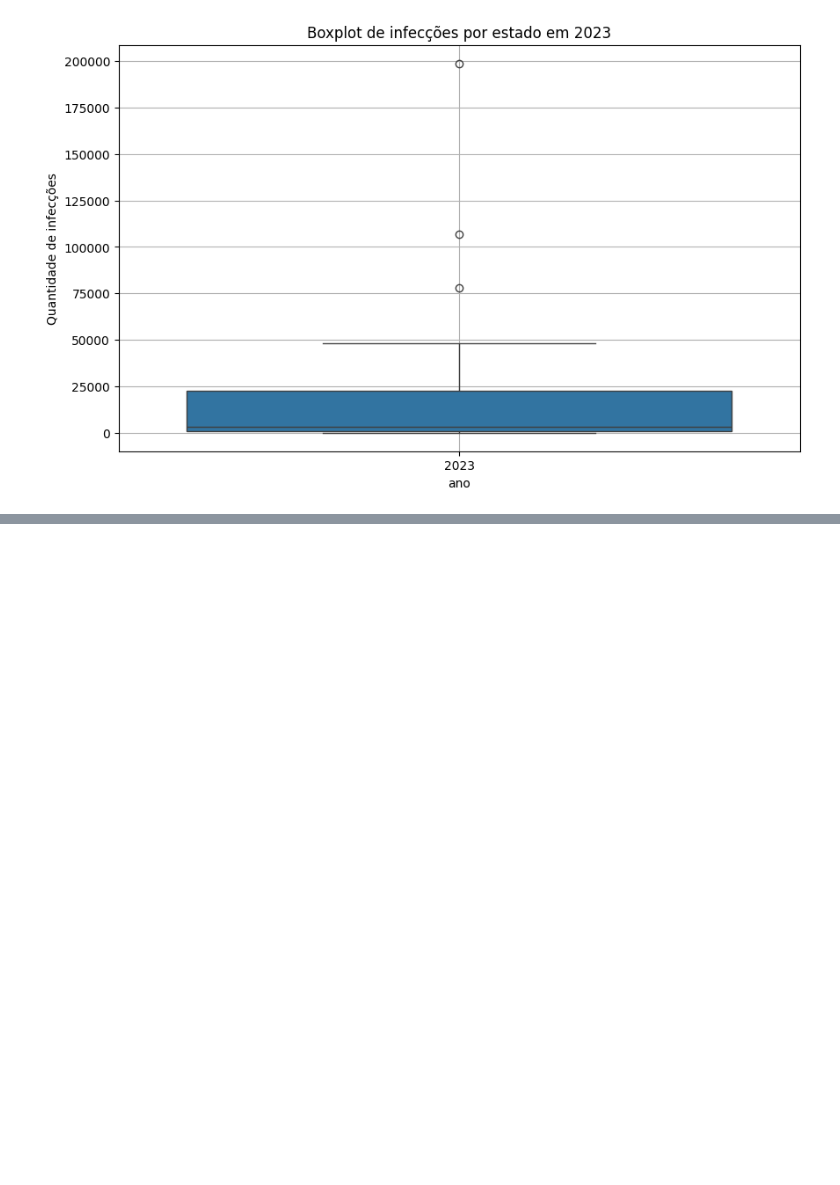
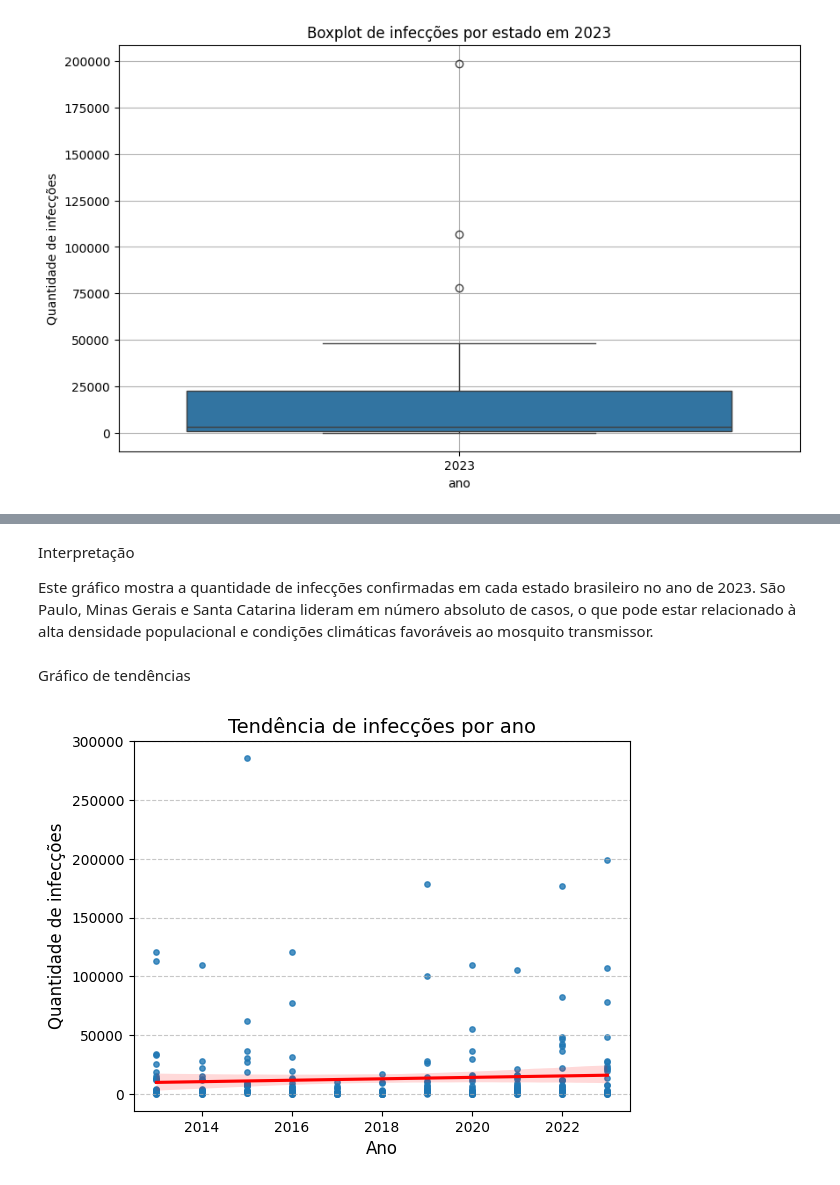
Before and after one commit to brenoazvd/pos_data_analytics, a Jupyter notebook: primeira_aula/Dengue_Brasil.ipynb, the cells around one changed output, grey strips where cells are left out. Drawn from its saved outputs; the diff is of its cells as text; code cells hidden in the pictures; blank space fills up the shorter version.

```diff
--- a/primeira_aula/Dengue_Brasil.ipynb
+++ b/primeira_aula/Dengue_Brasil.ipynb
@@ -257,0 +332,19 @@ Comparação, utilizar gráfico de barras
+# %% [markdown]
+Interpretação
+
+Este gráfico mostra a quantidade de infecções confirmadas em cada estado brasileiro no ano de 2023. São Paulo, Minas Gerais e Santa Catarina lideram em número absoluto de casos, o que pode estar relacionado à alta densidade populacional e condições climáticas favoráveis ao mosquito transmissor.
+# %% [markdown]
+Gráfico de tendências
+# %%
+#Criar o gráfico de tendência
+plt.figuresize = (12,6)
+sns.regplot(data = infeccoes_estado, x = 'ano', y = 'qtd_infeccoes', scatter_kws={'s':15}, line_kws={'color':'red'})
+
+#Personalizando o gráfico
+plt.title('Tendência de infecções por ano', fontsize=14)
+plt.xlabel('Ano', fontsize=12)
+plt.ylabel('Quantidade de infecções', fontsize=12)
+plt.grid(axis='y', linestyle='--', alpha=0.7)
+plt.show()
+# %% [output]
+[figure, added]
```
Also changed, not shown: parts of 12 cells of this notebook.
